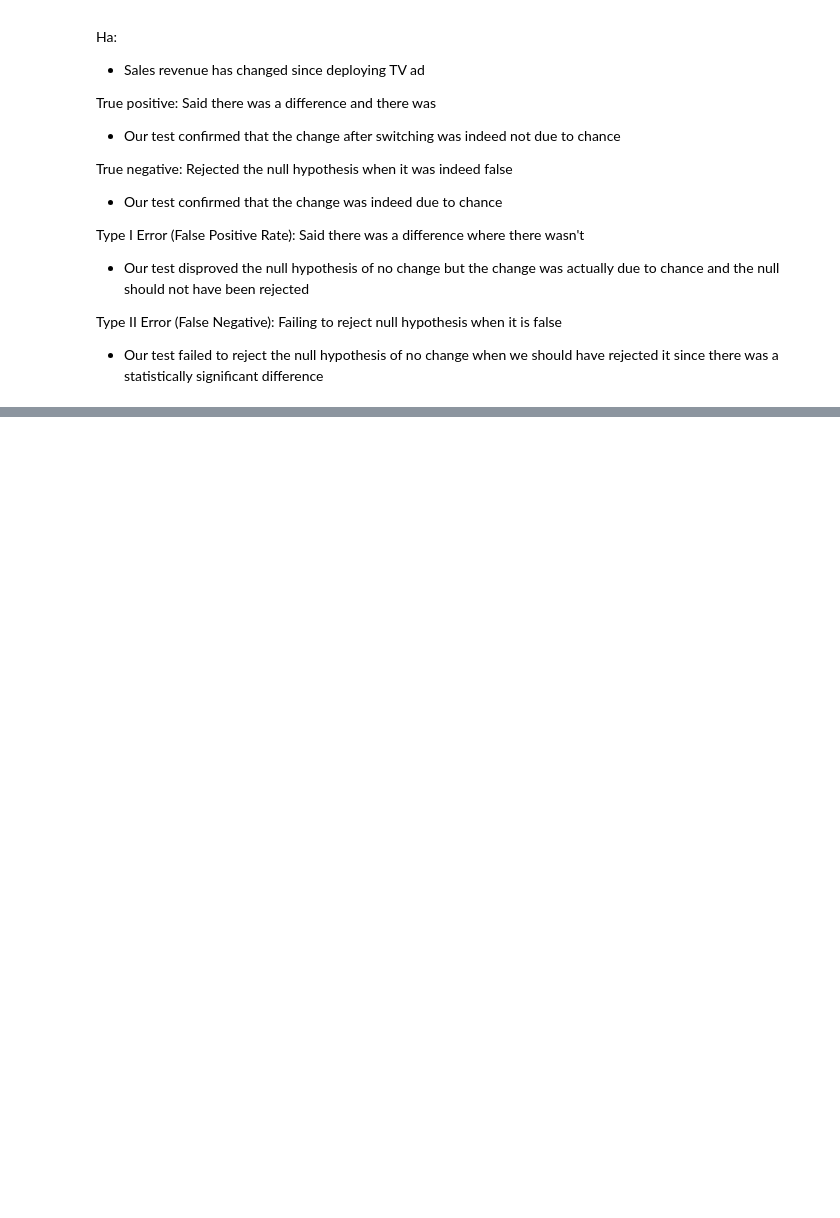
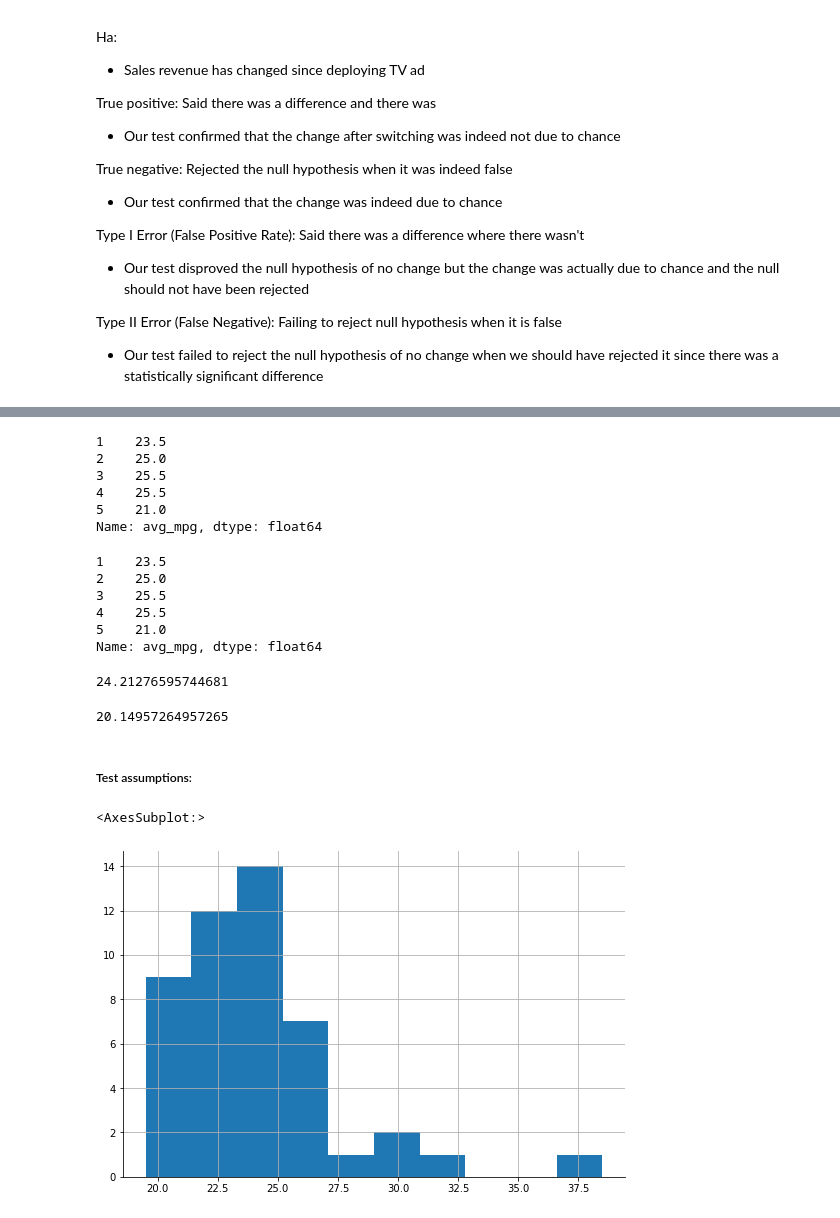
Before and after one commit to adam-talbot/statistics-exercises, a Jupyter notebook: hypothesis_testing.ipynb, the cells around one changed output, grey strips where cells are left out. Cells and saved outputs as stored; diff of their text form; code cells hidden in the pictures; blank space fills up the shorter version.

Commit message:
finished comparing means lecture nb and exercises

```diff
--- a/hypothesis_testing.ipynb
+++ b/hypothesis_testing.ipynb
@@ -98,0 +326,39 @@ Type II Error (False Negative): Failing to reject null hypothesis when it is fal
+# %%
+# create pandas series for each group using boolean masks
+
+compact = mpg[mpg['class'] == 'compact'].avg_mpg
+compact.head()
+# %% [output]
+1    23.5
+2    25.0
+3    25.5
+4    25.5
+5    21.0
+Name: avg_mpg, dtype: float64
+# %%
+all_cars = mpg.avg_mpg
+all_cars.head()
+# %% [output]
+1    23.5
+2    25.0
+3    25.5
+4    25.5
+5    21.0
+Name: avg_mpg, dtype: float64
+# %%
+# look at averages to get an idea before running test
+
+compact.mean()
+# %% [output]
+24.21276595744681
+# %%
+all_cars.mean()
+# %% [output]
+20.14957264957265
+# %% [markdown]
+##### Test assumptions:
+# %%
+compact.hist()
+# %% [output]
+<AxesSubplot:>
+[figure, added]
```
Also changed, not shown: parts of 78 cells of this notebook, 3 other files.
